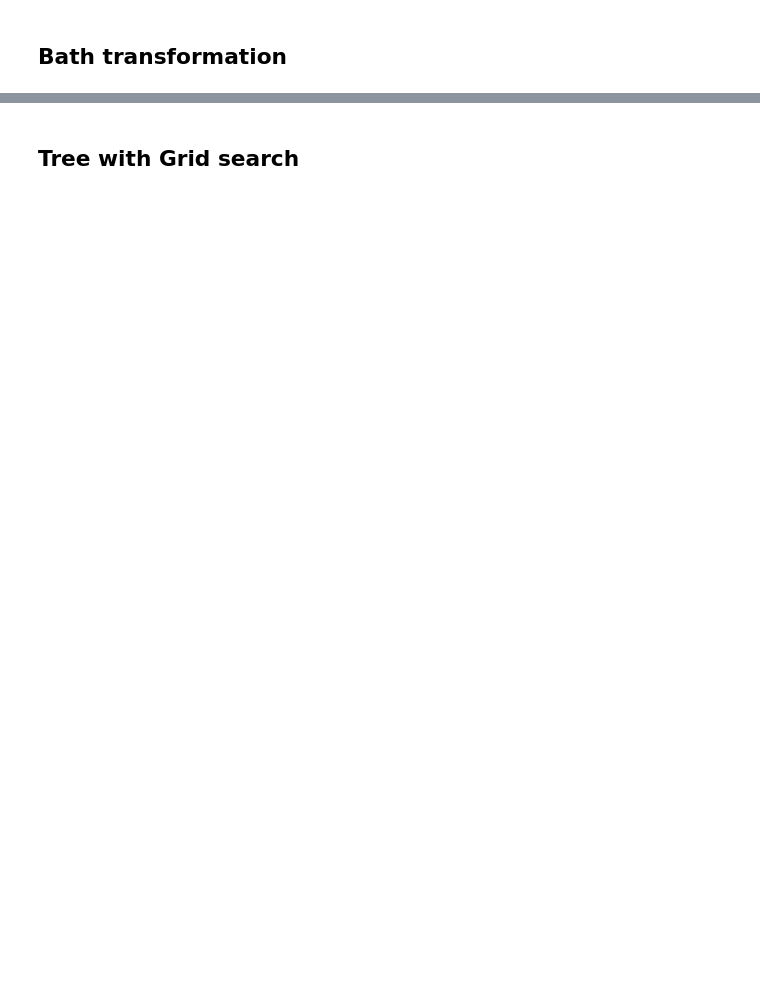
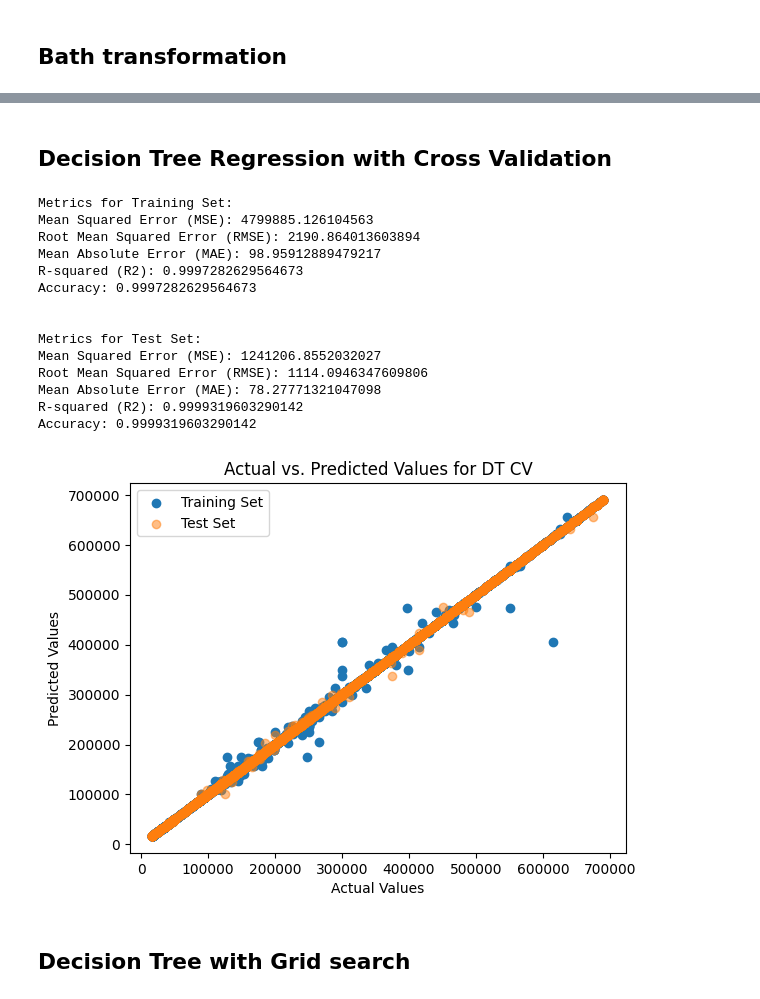
Before and after one commit to adnanjpg/data-mining-project, a Jupyter notebook: main.ipynb, the cells around one changed output, grey strips where cells are left out. Cells and saved outputs as stored; diff of their text form; code cells hidden in the pictures; blank space fills up the shorter version.

```diff
--- a/main.ipynb
+++ b/main.ipynb
@@ -361,0 +614,15 @@ print(f'Test Accuracy: {test_accuracy}')
+# %%
+from sklearn.tree import DecisionTreeRegressor
+
+tree = DecisionTreeRegressor()
+tree.fit(X_train, y_train)
+
+y_train_pred = tree.predict(X_train)
+y_test_pred = tree.predict(X_test)
+
+y_train_score = tree.score(X_train, y_train)
+y_test_score = tree.score(X_test, y_test)
+
+pred_results.append((y_train_score, y_test_score, "DT"))
+
+print_model_stats(y_train_pred, y_test_pred, tree, "DT")
@@ -362,5 +645,51 @@ print(f'Test Accuracy: {test_accuracy}')
+# %% [markdown]
+## Decision Tree Regression with Cross Validation
+# %%
+from sklearn.tree import DecisionTreeRegressor
+from sklearn.model_selection import cross_val_score
+import numpy as np
+
+tree = DecisionTreeRegressor()
+
+# Combine the training and test data for cross-validation
+X_combined = np.vstack((X_train, X_test))
+y_combined = np.concatenate((y_train, y_test))
+
+# Perform cross-validation with 5 folds
+cv_scores = cross_val_score(tree, X_combined, y_combined, cv=5)
+
+# Fit the model on the entire training set
+tree.fit(X_combined, y_combined)
+
+# Make predictions on the training and test sets
+y_train_pred = tree.predict(X_train)
+y_test_pred = tree.predict(X_test)
+
+# Compute scores
+y_train_score = tree.score(X_train, y_train)
+y_test_score = tree.score(X_test, y_test)
+
+pred_results.append((y_train_score, y_test_score, "DT CV"))
+
+print_model_stats(y_train_pred, y_test_pred, tree, "DT CV")
+# %% [output]
+Metrics for Training Set:
+Mean Squared Error (MSE): 4799885.126104563
+Root Mean Squared Error (RMSE): 2190.864013603894
+Mean Absolute Error (MAE): 98.95912889479217
+R-squared (R2): 0.9997282629564673
+Accuracy: 0.9997282629564673
+
+
+Metrics for Test Set:
+Mean Squared Error (MSE): 1241206.8552032027
+Root Mean Squared Error (RMSE): 1114.0946347609806
+Mean Absolute Error (MAE): 78.27771321047098
+R-squared (R2): 0.9999319603290142
+Accuracy: 0.9999319603290142
+[figure, added]
 # %% [markdown]
-## Tree with Grid search
+## Decision Tree with Grid search
 # %%
 from sklearn.model_selection import GridSearchCV
 
```
Also changed, not shown: parts of 97 cells of this notebook, 1 other file.
